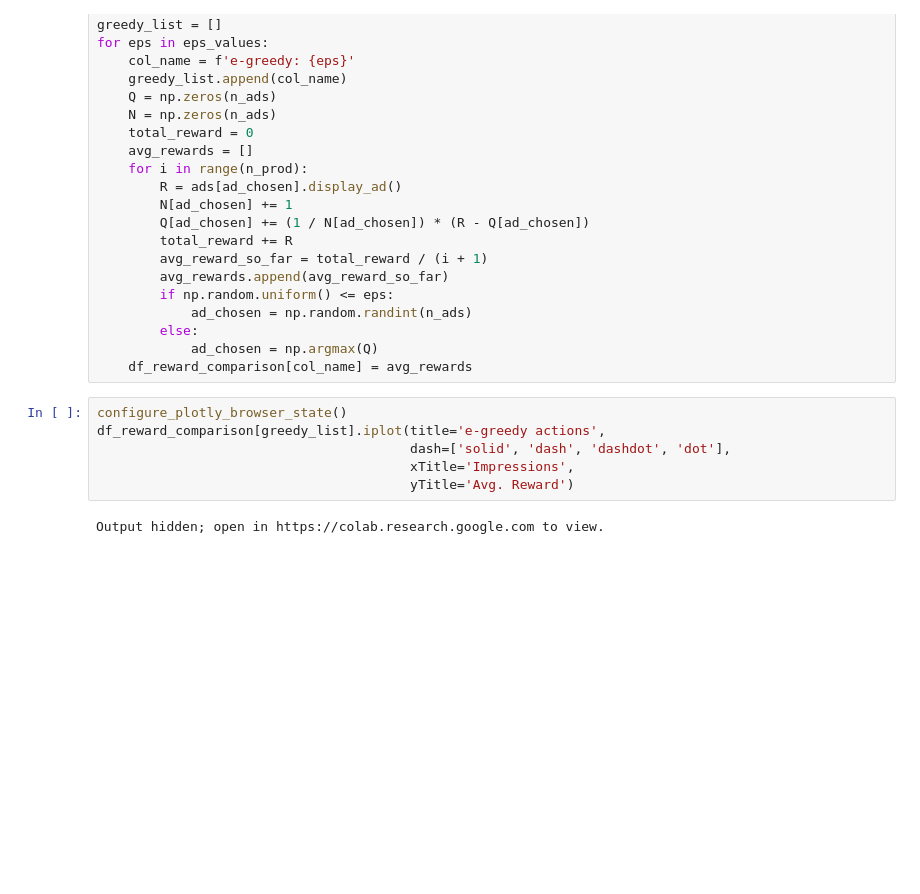
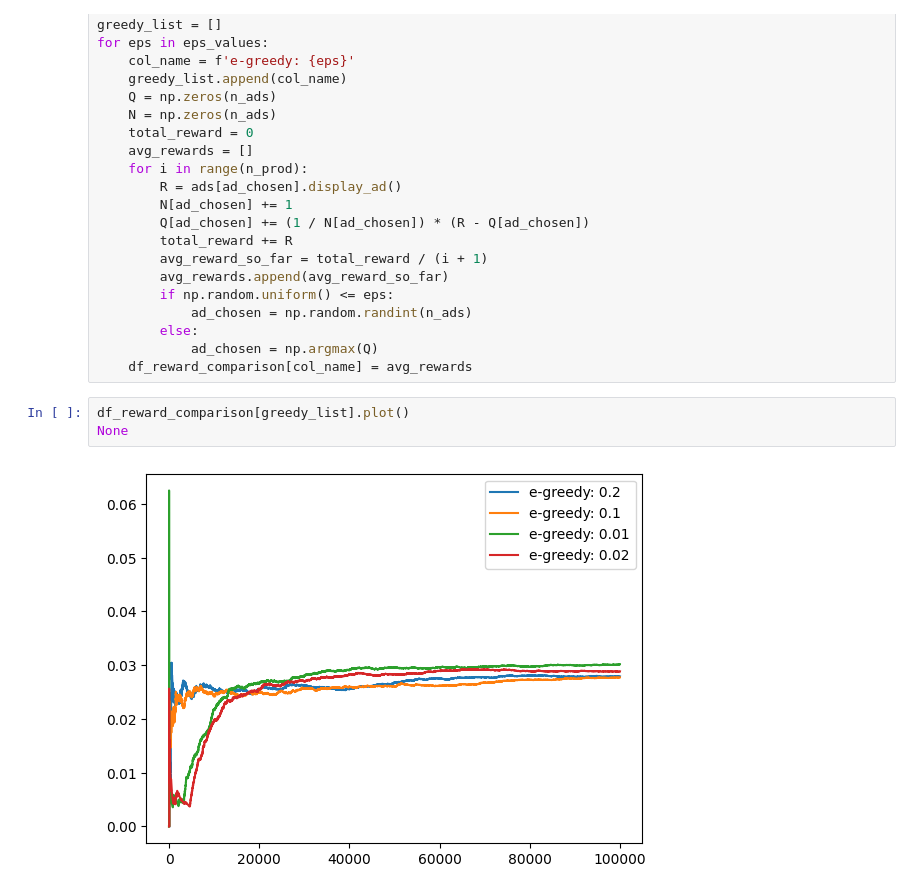
Before and after one commit to fmartins77/rl-rudavega, a Jupyter notebook: mastering-rl-ch2.ipynb, the cells around one changed output. Saved outputs shown, nothing was run; the diff lists cells and outputs as text; blank space fills up the shorter version.

```diff
--- a/mastering-rl-ch2.ipynb
+++ b/mastering-rl-ch2.ipynb
@@ -192,11 +170,8 @@ for eps in eps_values:
         else:
             ad_chosen = np.argmax(Q)
     df_reward_comparison[col_name] = avg_rewards
-# %%
-configure_plotly_browser_state()
-df_reward_comparison[greedy_list].iplot(title='e-greedy actions',
-                                        dash=['solid', 'dash', 'dashdot', 'dot'],
-                                        xTitle='Impressions',
-                                        yTitle='Avg. Reward')
-# %% [output]
-Output hidden; open in https://colab.research.google.com to view.
+# %%
+df_reward_comparison[greedy_list].plot()
+None
+# %% [output]
+[figure, added]
```
Also changed, not shown: parts of 8 cells of this notebook.
